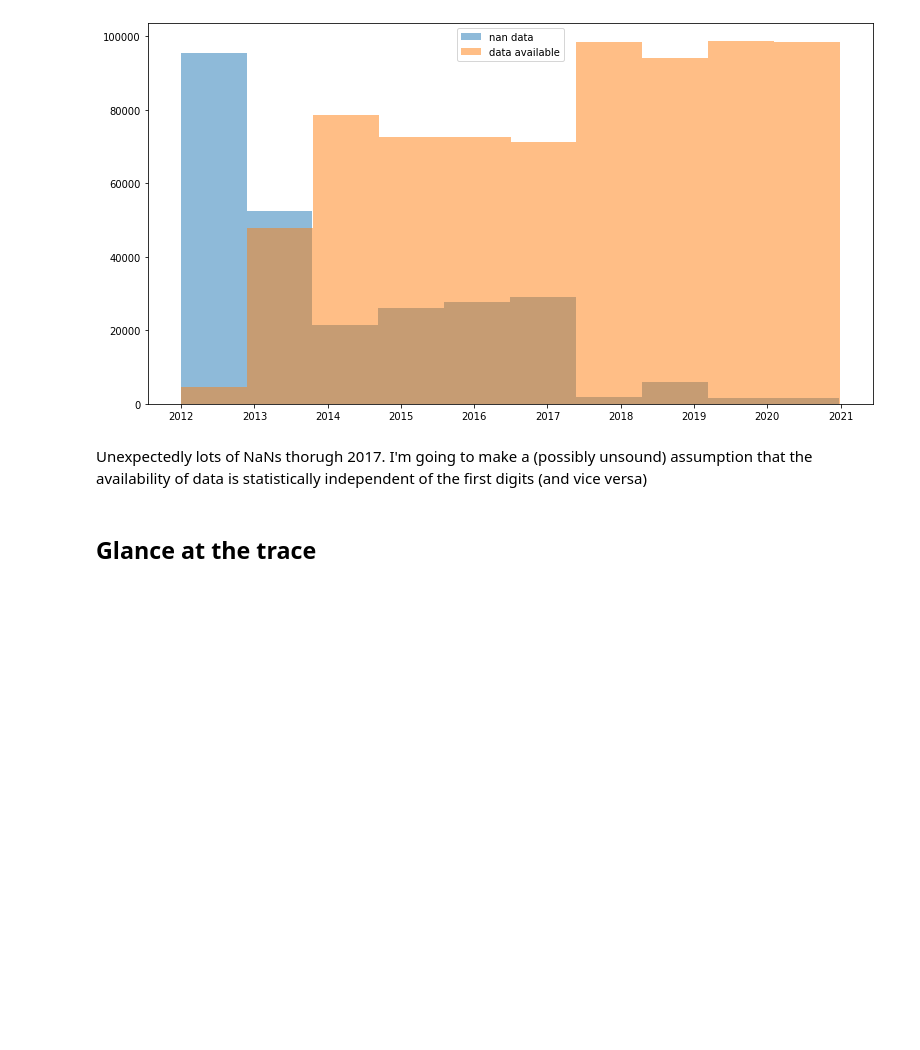
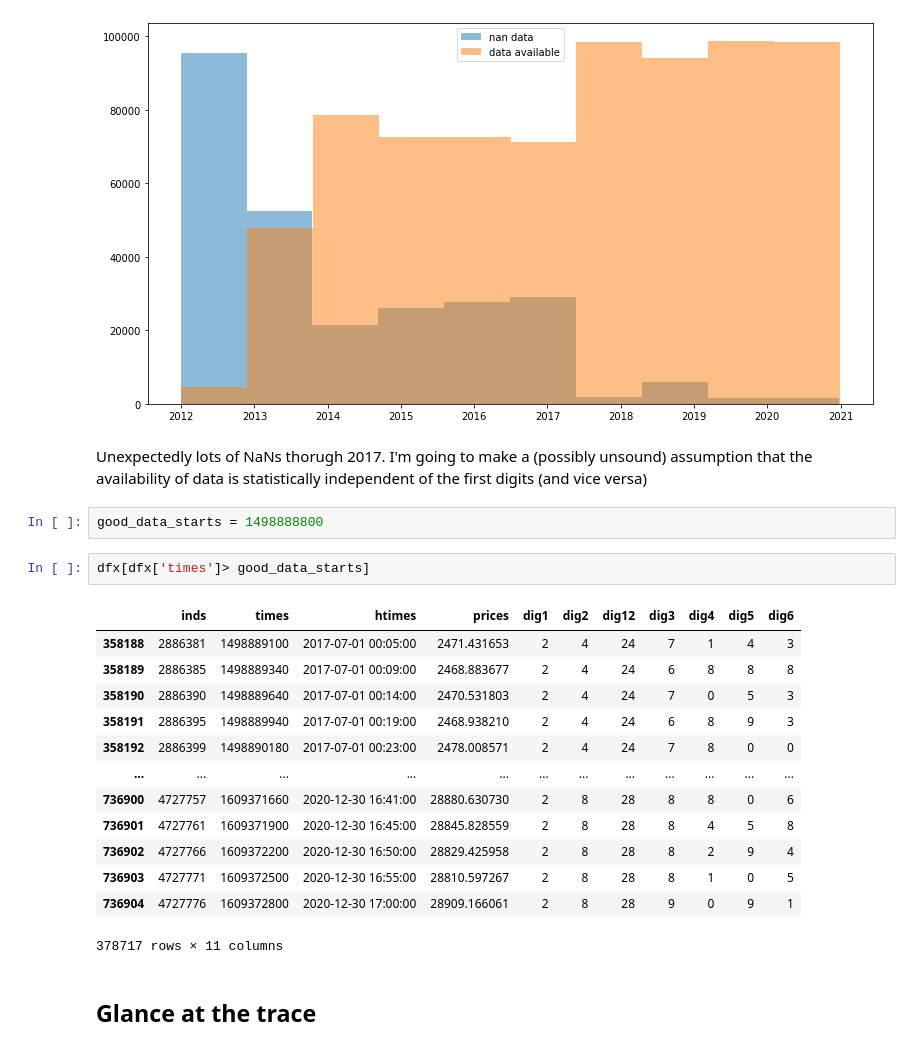
Before and after one commit to Mitchellpkt/empirical-benford-analyses, a Jupyter notebook: empirical-benford-analysis.ipynb, the cells around one changed output. Cells and saved outputs as stored; diff of their text form; blank space fills up the shorter version.

```diff
--- a/empirical-benford-analysis.ipynb
+++ b/empirical-benford-analysis.ipynb
@@ -161,6 +161,24 @@ plt.legend(('nan data', 'data available'));
 [figure]
 # %% [markdown]
 Unexpectedly lots of NaNs thorugh 2017. I'm going to make a (possibly unsound) assumption that the availability of data is statistically independent of the first digits (and vice versa)
+# %%
+good_data_starts = 1498888800
+# %%
+dfx[dfx['times']> good_data_starts]
+# %% [output]
+|  | inds | times | htimes | prices | dig1 | dig2 | dig12 | dig3 | dig4 | dig5 | dig6 |
+| 358188 | 2886381 | 1498889100 | 2017-07-01 00:05:00 | 2471.431653 | 2 | 4 | 24 | 7 | 1 | 4 | 3 |
+| 358189 | 2886385 | 1498889340 | 2017-07-01 00:09:00 | 2468.883677 | 2 | 4 | 24 | 6 | 8 | 8 | 8 |
+| 358190 | 2886390 | 1498889640 | 2017-07-01 00:14:00 | 2470.531803 | 2 | 4 | 24 | 7 | 0 | 5 | 3 |
+| 358191 | 2886395 | 1498889940 | 2017-07-01 00:19:00 | 2468.938210 | 2 | 4 | 24 | 6 | 8 | 9 | 3 |
+| 358192 | 2886399 | 1498890180 | 2017-07-01 00:23:00 | 2478.008571 | 2 | 4 | 24 | 7 | 8 | 0 | 0 |
+| ... | ... | ... | ... | ... | ... | ... | ... | ... | ... | ... | ... |
+| 736900 | 4727757 | 1609371660 | 2020-12-30 16:41:00 | 28880.630730 | 2 | 8 | 28 | 8 | 8 | 0 | 6 |
+| 736901 | 4727761 | 1609371900 | 2020-12-30 16:45:00 | 28845.828559 | 2 | 8 | 28 | 8 | 4 | 5 | 8 |
+| 736902 | 4727766 | 1609372200 | 2020-12-30 16:50:00 | 28829.425958 | 2 | 8 | 28 | 8 | 2 | 9 | 4 |
+| 736903 | 4727771 | 1609372500 | 2020-12-30 16:55:00 | 28810.597267 | 2 | 8 | 28 | 8 | 1 | 0 | 5 |
+| 736904 | 4727776 | 1609372800 | 2020-12-30 17:00:00 | 28909.166061 | 2 | 8 | 28 | 9 | 0 | 9 | 1 |
+378717 rows × 11 columns
 # %% [markdown]
 ## Glance at the trace
 # %%
```
Also changed, not shown: parts of 7 cells of this notebook.
